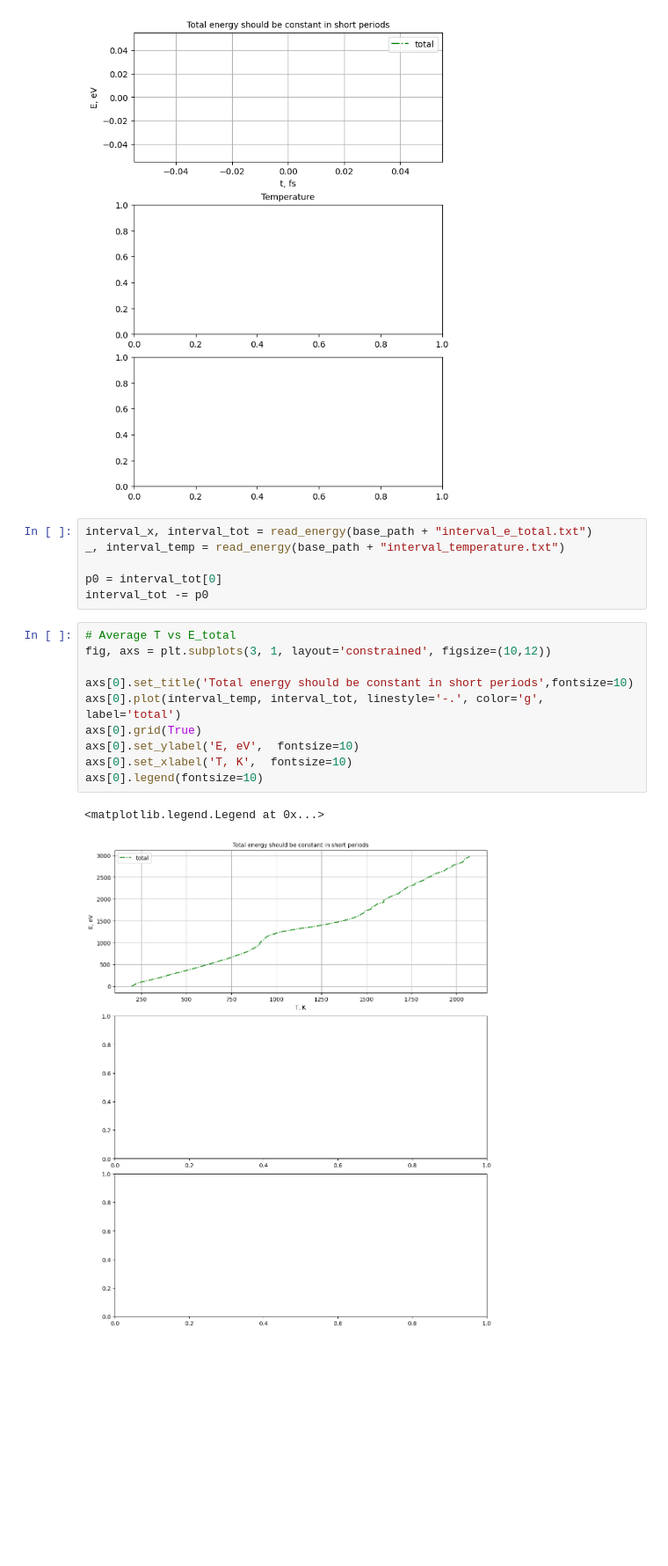
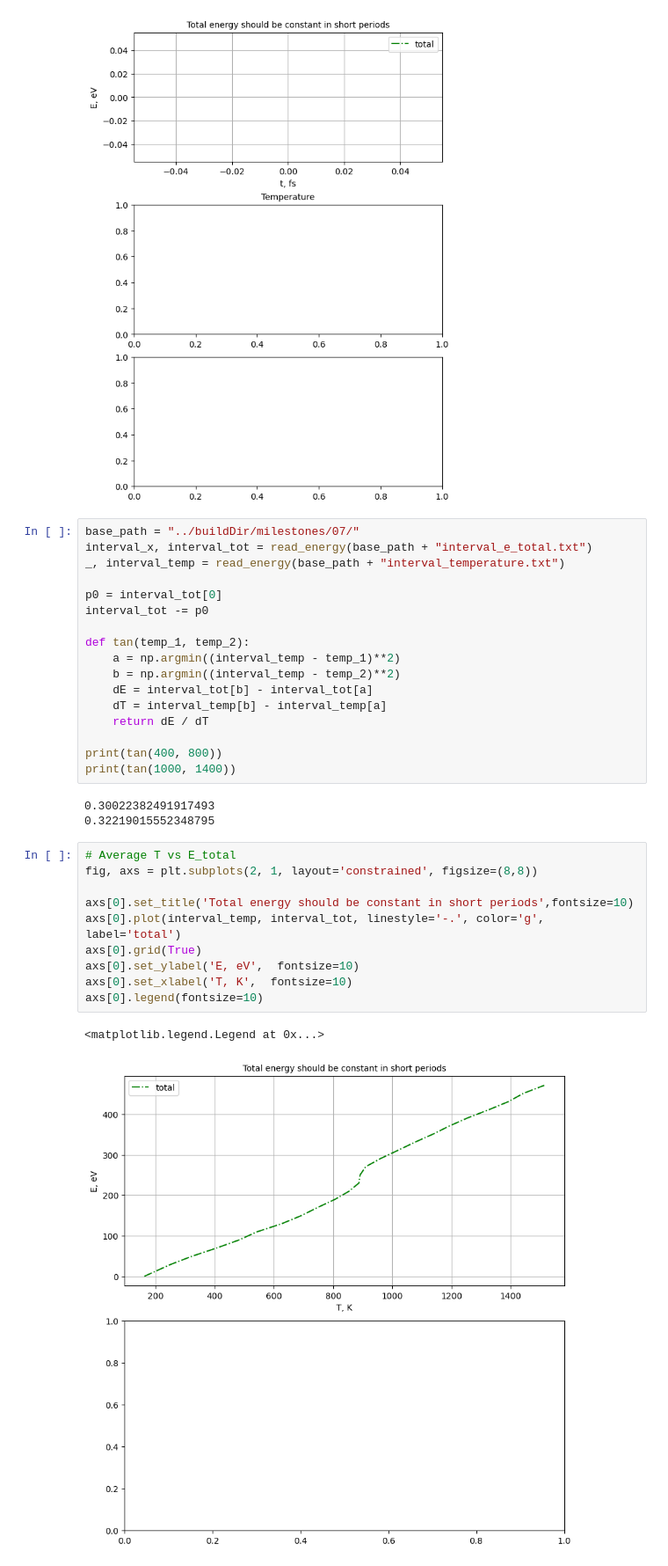
Before and after one commit to maximelianos/molecular-dynamics, a Jupyter notebook: plot/milestone07.ipynb, the cells around one changed output. Shown: that part at 88% size. Cells and saved outputs as stored; diff of their text form; blank space fills up the shorter version.

```diff
--- a/plot/milestone07.ipynb
+++ b/plot/milestone07.ipynb
@@ -104,21 +104,35 @@ axs[2].legend(fontsize=10)
 ValueError: v cannot be empty
 [figure]
 # %%
+base_path = "../buildDir/milestones/07/"
 interval_x, interval_tot = read_energy(base_path + "interval_e_total.txt")
 _, interval_temp = read_energy(base_path + "interval_temperature.txt")
 
 p0 = interval_tot[0]
 interval_tot -= p0
+
+def tan(temp_1, temp_2):
+    a = np.argmin((interval_temp - temp_1)**2)
+    b = np.argmin((interval_temp - temp_2)**2)
+    dE = interval_tot[b] - interval_tot[a]
+    dT = interval_temp[b] - interval_temp[a]
+    return dE / dT
+
+print(tan(400, 800))
+print(tan(1000, 1400))
+# %% [output]
+0.30022382491917493
+0.32219015552348795
 # %%
 # Average T vs E_total
-fig, axs = plt.subplots(3, 1, layout='constrained', figsize=(10,12))
+fig, axs = plt.subplots(2, 1, layout='constrained', figsize=(8,8))
 
 axs[0].set_title('Total energy should be constant in short periods',fontsize=10)
 axs[0].plot(interval_temp, interval_tot, linestyle='-.', color='g', label='total')
 axs[0].grid(True)
 axs[0].set_ylabel('E, eV',  fontsize=10)
 axs[0].set_xlabel('T, K',  fontsize=10)
 axs[0].legend(fontsize=10)
 # %% [output]
 <matplotlib.legend.Legend at 0x...>
-[figure, old version]
+[figure, new version]
```
Also changed, not shown: 2 other files.
